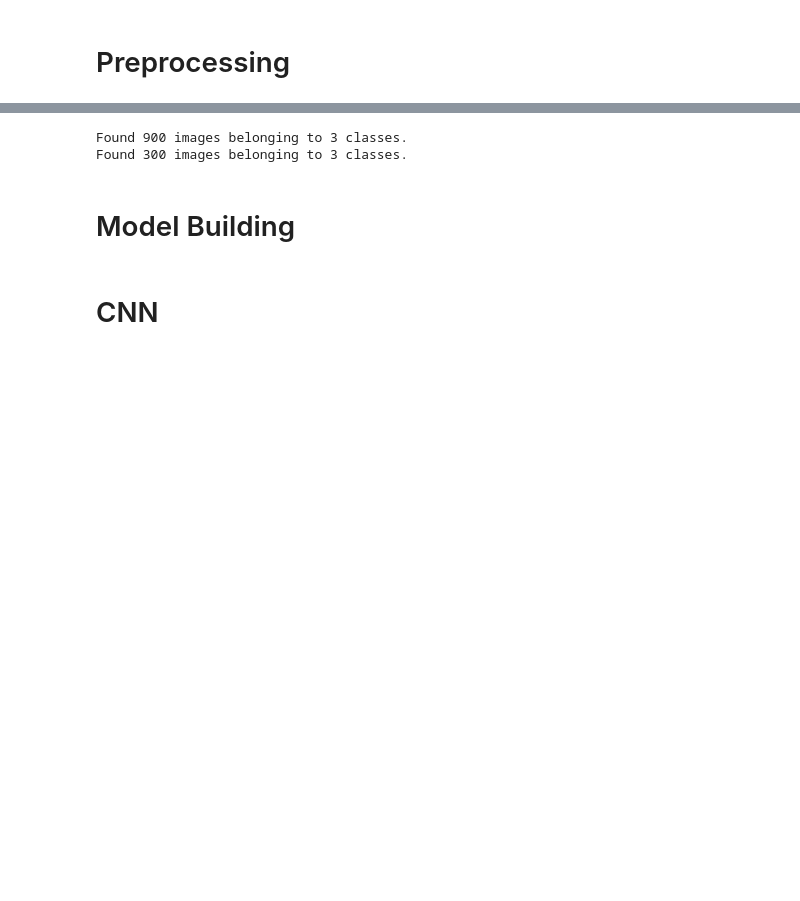
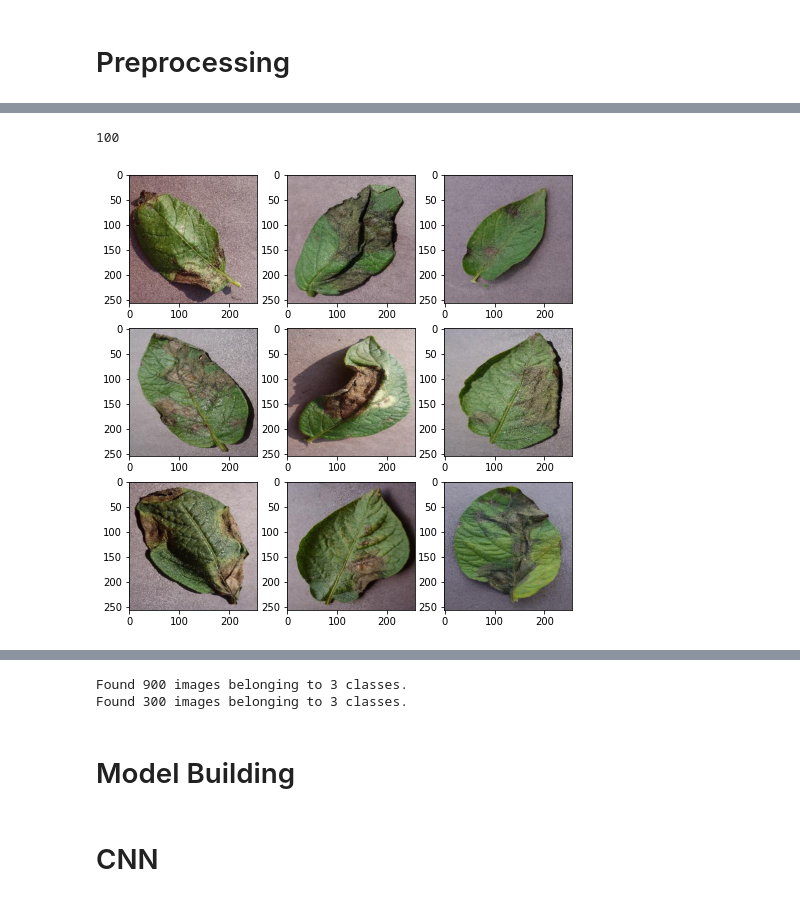
Before and after one commit to adarshnitt/Deep-Learning-Models, a Jupyter notebook: Potatao_Disease_Classification.ipynb, the cells around one changed output, grey strips where cells are left out. Cells and saved outputs as stored; diff of their text form; code cells hidden in the pictures; blank space fills up the shorter version.

```diff
--- a/Potatao_Disease_Classification.ipynb
+++ b/Potatao_Disease_Classification.ipynb
@@ -134,3 +184,9 @@ def augment_train(path):
+# %%
+# testing late blight photos
+show("/content/Potato/Valid",1)
+# %% [output]
+100
+[figure, added]
 # %%
 def augment_val(path):
   " for validation data"
```
Also changed, not shown: parts of 35 cells of this notebook.
